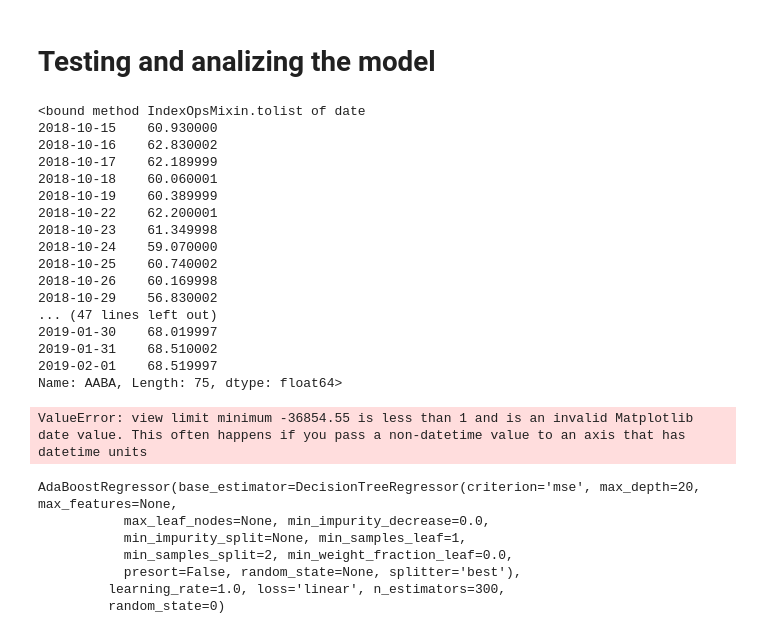
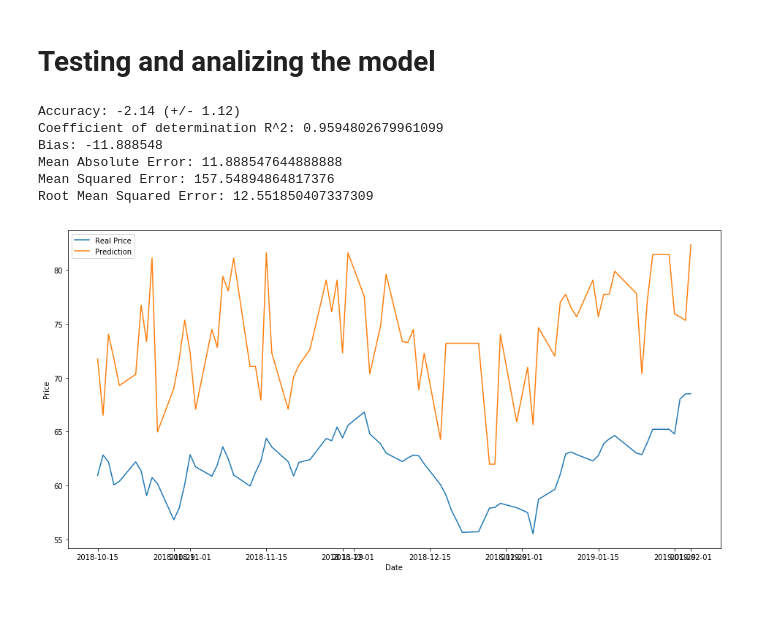
Before and after one commit to kairosart/factors, a Jupyter notebook: decision_tree_regression.ipynb, the cells around one changed output. Cells and saved outputs as stored; diff of their text form; code cells hidden in the pictures; blank space fills up the shorter version.

Commit message:
Creating Decision Tree model.

```diff
--- a/decision_tree_regression.ipynb
+++ b/decision_tree_regression.ipynb
@@ -142,3 +211,3 @@ dtr = DecisionTreeRegressor(min_samples_leaf = 200)
 # %%
-dtr.fit(X_train, y_train)
+model.fit(X_train, y_train)
 # %% [output]
@@ -148,5 +217,8 @@ DecisionTreeRegressor(criterion='mse', max_depth=None, max_features=None,
            min_samples_split=2, min_weight_fraction_leaf=0.0,
            presort=False, random_state=None, splitter='best')
+# %%
+# Predictions
+y_pred = model.predict(X_test)
 # %% [markdown]
 ## Visualize the model
 # %%
@@ -162,54 +235,23 @@ graphviz.Source(dot_data)
-# %%
-y_pred = dtr.predict(X_test)
 # %% [markdown]
 # Testing and analizing the model
-# %%
-print(y_test.tolist)
-# %% [output]
-<bound method IndexOpsMixin.tolist of date
-2018-10-15    60.930000
-2018-10-16    62.830002
-2018-10-17    62.189999
-2018-10-18    60.060001
-2018-10-19    60.389999
-2018-10-22    62.200001
-2018-10-23    61.349998
-2018-10-24    59.070000
-2018-10-25    60.740002
-2018-10-26    60.169998
-2018-10-29    56.830002
-... (47 lines left out)
-2019-01-30    68.019997
-2019-01-31    68.510002
-2019-02-01    68.519997
-Name: AABA, Length: 75, dtype: float64>
+# %%
+# Results
+results = model_fit_pred(model, X_train, y_train, X_test)
+# %% [output]
+Accuracy: -2.14 (+/- 1.12)
+Coefficient of determination R^2: 0.9594802679961099
+Bias: -11.888548
+Mean Absolute Error: 11.888547644888888
+Mean Squared Error: 157.54894864817376
+Root Mean Squared Error: 12.551850407337309
+# %%
+prediction = pd.DataFrame({'Price': y_test, 'Price prediction': y_pred})
 # %%
 plt.figure(figsize=(16,8))
-plt.plot(y_test)
-plt.plot(y_pred)
+plt.plot(prediction)
 plt.xlabel('Date')
 plt.ylabel("Price")
 plt.legend(["Real Price", "Prediction"])
 plt.show()
 # %% [output]
-ValueError: view limit minimum -36854.55 is less than 1 and is an invalid Matplotlib date value. This often happens if you pass a non-datetime value to an axis that has datetime units
+[figure, added]
-# %%
-from sklearn.ensemble import AdaBoostRegressor
-
-
-# Fit regression model
-regr_1 = DecisionTreeRegressor(max_depth=20)
-
-regr_2 = AdaBoostRegressor(DecisionTreeRegressor(max_depth=20),
-                          n_estimators=300, random_state=0)
-
-regr_1.fit(X_train, y_train)
-regr_2.fit(X_train, y_train)
-# %% [output]
-AdaBoostRegressor(base_estimator=DecisionTreeRegressor(criterion='mse', max_depth=20, max_features=None,
-           max_leaf_nodes=None, min_impurity_decrease=0.0,
-           min_impurity_split=None, min_samples_leaf=1,
-           min_samples_split=2, min_weight_fraction_leaf=0.0,
-           presort=False, random_state=None, splitter='best'),
-         learning_rate=1.0, loss='linear', n_estimators=300,
-         random_state=0)
```
Also changed, not shown: parts of 34 cells of this notebook, 2 other files.
